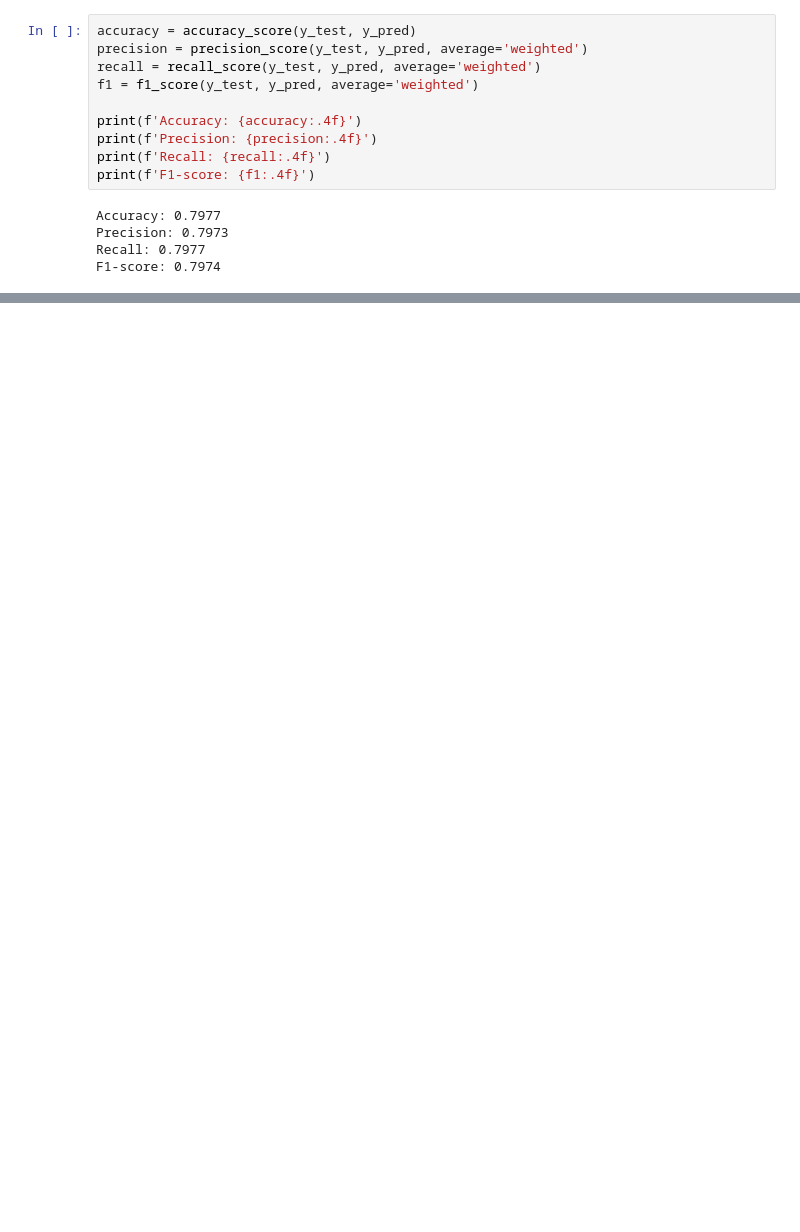
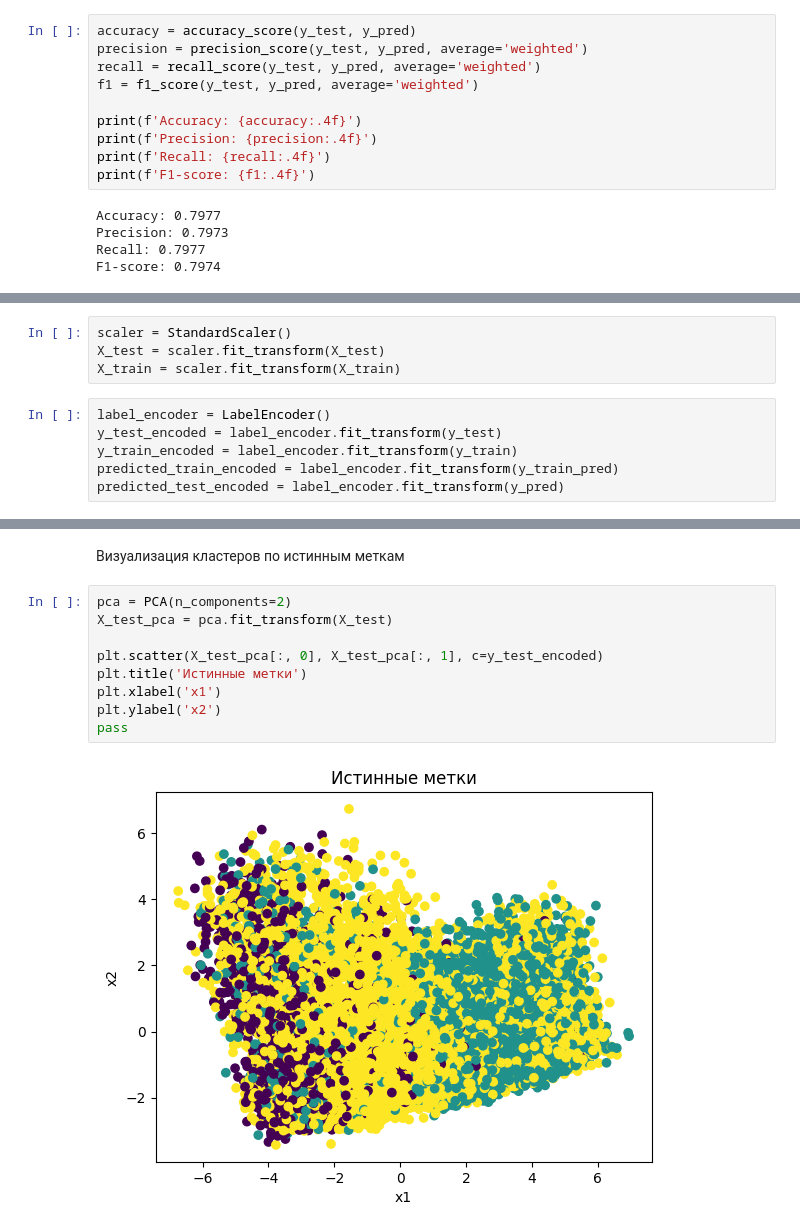
Before and after one commit to SoldatovDaniil/Ml, a Jupyter notebook: CreditRiskClass.ipynb, the cells around one changed output, grey strips where cells are left out. Drawn from its saved outputs; the diff is of its cells as text; blank space fills up the shorter version.

```diff
--- a/CreditRiskClass.ipynb
+++ b/CreditRiskClass.ipynb
@@ -746,3 +747,13 @@ dbscan_labels = dbscan.fit_predict(X)
+# %%
+scaler = StandardScaler()
+X_test = scaler.fit_transform(X_test)
+X_train = scaler.fit_transform(X_train)
+# %%
+label_encoder = LabelEncoder()
+y_test_encoded = label_encoder.fit_transform(y_test)
+y_train_encoded = label_encoder.fit_transform(y_train)
+predicted_train_encoded = label_encoder.fit_transform(y_train_pred)
+predicted_test_encoded = label_encoder.fit_transform(y_pred)
 # %%
 def evaluate_clustering(true_labels, predicted_labels, method_name):
     ari = adjusted_rand_score(true_labels, predicted_labels)
@@ -782,0 +781,13 @@ plt.show()
+# %% [markdown]
+Визуализация кластеров по истинным меткам
+# %%
+pca = PCA(n_components=2)
+X_test_pca = pca.fit_transform(X_test)
+
+plt.scatter(X_test_pca[:, 0], X_test_pca[:, 1], c=y_test_encoded)
+plt.title('Истинные метки')
+plt.xlabel('x1')
+plt.ylabel('x2')
+pass
+# %% [output]
+[figure, added]
```
Also changed, not shown: parts of 36 cells of this notebook.
